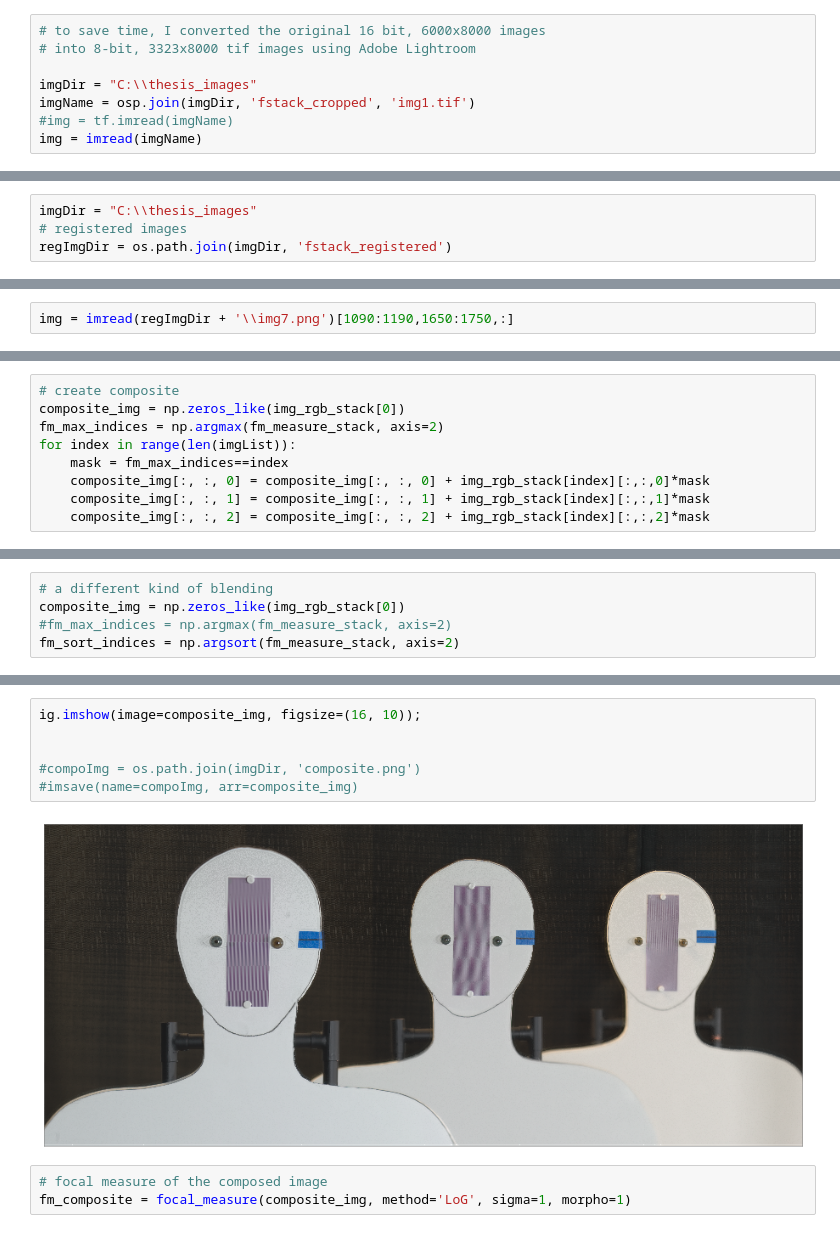
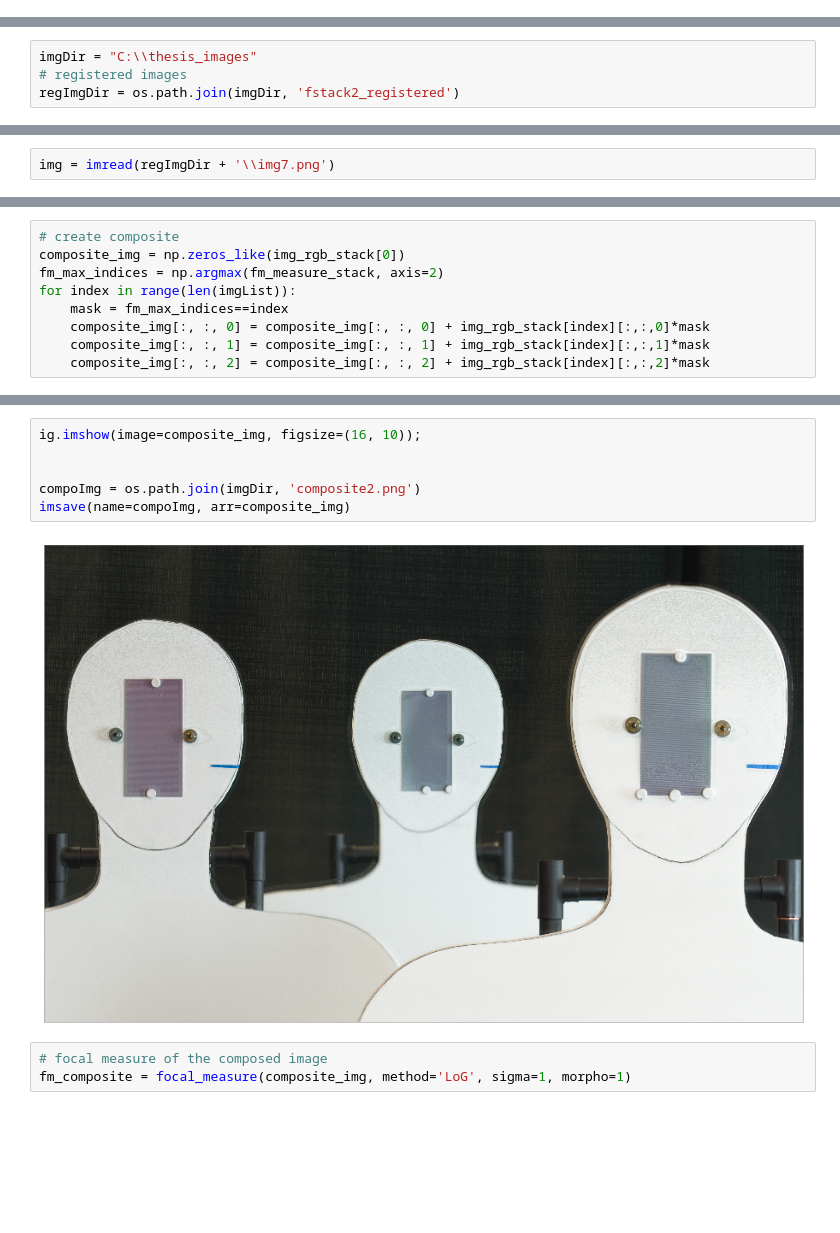
Before and after one commit to indranilsinharoy/phd-artifacts, a Jupyter notebook: chapters/chapter05_extending_imaging_volume/experiment/Angular_focus_stacking_experiment-II.ipynb, the cells around one changed output, grey strips where cells are left out. Saved outputs shown, nothing was run; the diff lists cells and outputs as text; blank space fills up the shorter version.

Commit message:
updates following second submission to professors
includes edits to the thesis document, addition of 2nd experimental
results.

```diff
--- a/chapters/chapter05_extending_imaging_volume/experiment/Angular_focus_stacking_experiment-II.ipynb
+++ b/chapters/chapter05_extending_imaging_volume/experiment/Angular_focus_stacking_experiment-II.ipynb
@@ -477,10 +341,2 @@ $$\left[\begin{matrix}0.999540131874395 & 0 & 0\\0 & 0.999540131874395 & -45.886
 # %% [markdown]
 ### Process the images
-# %%
-# to save time, I converted the original 16 bit, 6000x8000 images
-# into 8-bit, 3323x8000 tif images using Adobe Lightroom
-
-imgDir = "C:\\thesis_images"
-imgName = osp.join(imgDir, 'fstack_cropped', 'img1.tif')
-#img = tf.imread(imgName)
-img = imread(imgName)
@@ -515,7 +359,7 @@ from ipywidgets import interactive
 # %%
 imgDir = "C:\\thesis_images"
 # registered images
-regImgDir = os.path.join(imgDir, 'fstack_registered')
+regImgDir = os.path.join(imgDir, 'fstack2_registered')
 # %%
 # application of LoG or Energy of Laplacian
 
@@ -581,5 +425,5 @@ regImgDir
 # %%
-img = imread(regImgDir + '\\img7.png')[1090:1190,1650:1750,:]
+img = imread(regImgDir + '\\img7.png')
 # %%
 ig.imshow(img, figsize=(12, 8));
 # %% [output]
@@ -649,5 +475,0 @@ print(fm_max_indices[:10,:10])
-# %%
-# a different kind of blending
-composite_img = np.zeros_like(img_rgb_stack[0])
-#fm_max_indices = np.argmax(fm_measure_stack, axis=2)
-fm_sort_indices = np.argsort(fm_measure_stack, axis=2)
@@ -678,11 +476,11 @@ print(fm_measure_stack[1,1,3])
 # %%
 ig.imshow(image=composite_img, figsize=(16, 10));
 
 
-#compoImg = os.path.join(imgDir, 'composite.png')
-#imsave(name=compoImg, arr=composite_img)
+compoImg = os.path.join(imgDir, 'composite2.png')
+imsave(name=compoImg, arr=composite_img)
 # %% [output]
-[figure, old version]
+[figure, new version]
 # %%
 # focal measure of the composed image
 fm_composite = focal_measure(composite_img, method='LoG', sigma=1, morpho=1)
```
Also changed, not shown: parts of 42 cells of this notebook, 26 other files.
